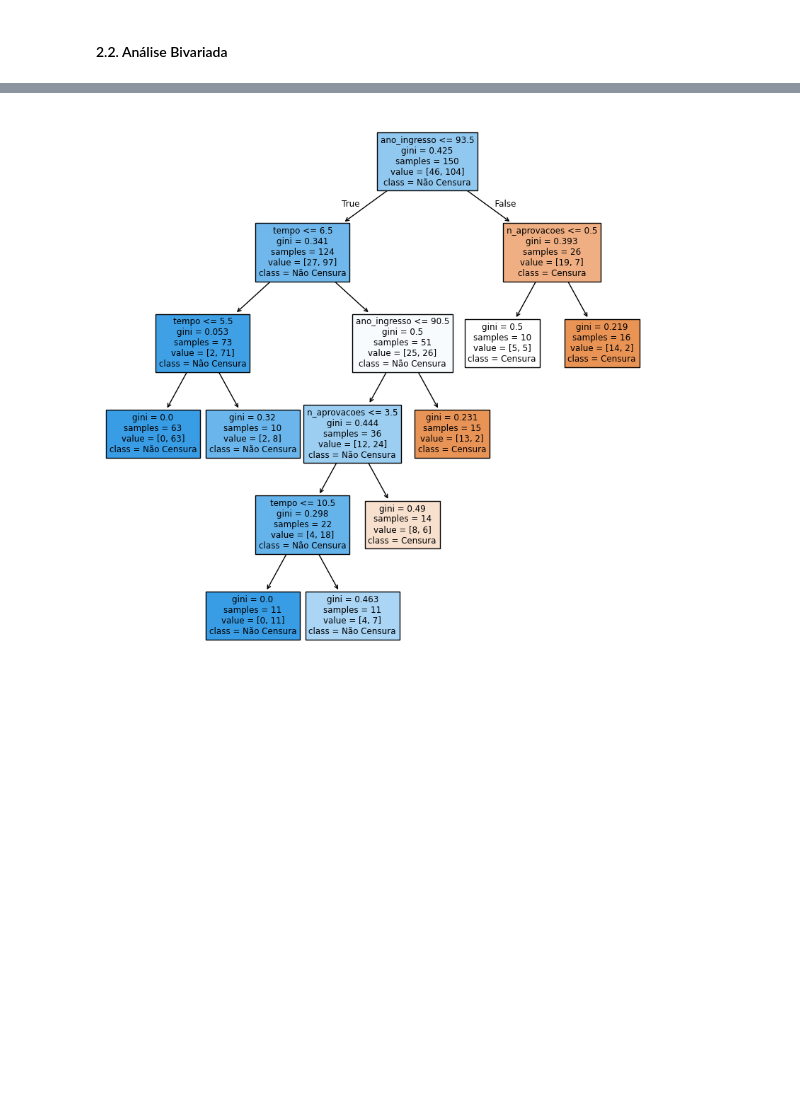
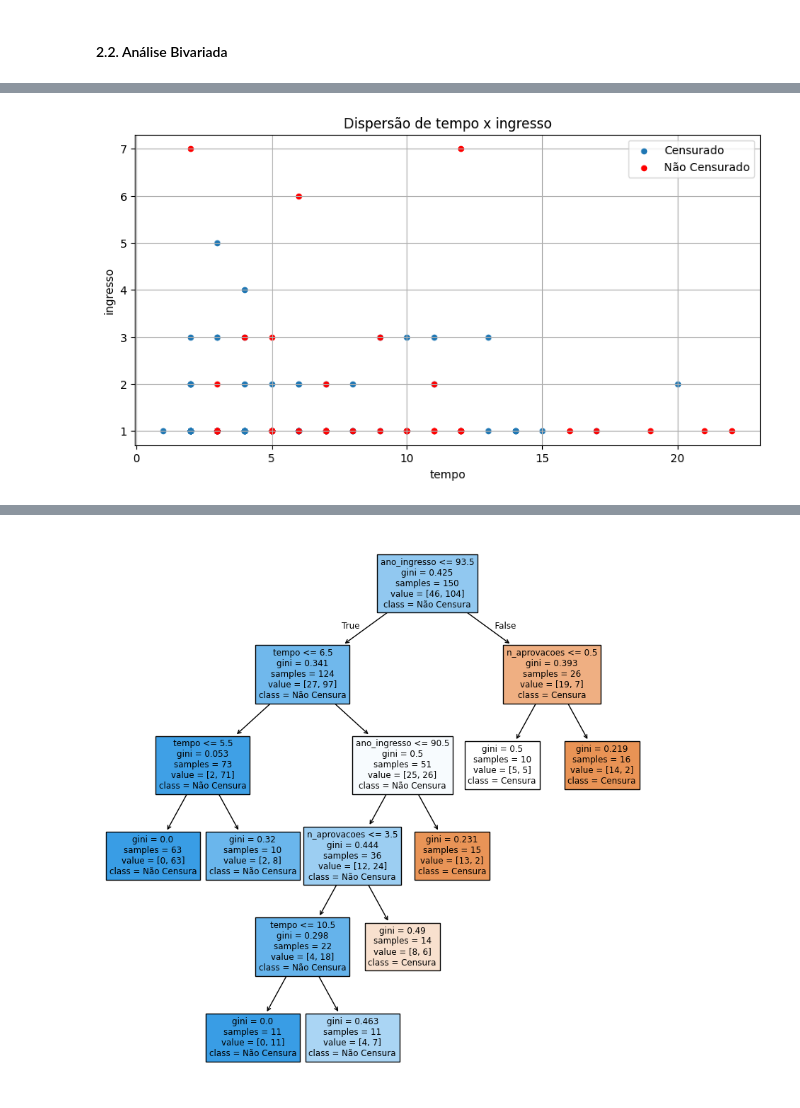
Before and after one commit to xGabrielR/Analise-de-Sobrevivencia-Aplicada-a-Evasao-Escolar, a Jupyter notebook: src/grc_01_analise_exploratoria.ipynb, the cells around one changed output, grey strips where cells are left out. Saved outputs shown, nothing was run; the diff lists cells and outputs as text; code cells hidden in the pictures; blank space fills up the shorter version.

```diff
--- a/src/grc_01_analise_exploratoria.ipynb
+++ b/src/grc_01_analise_exploratoria.ipynb
@@ -139,0 +201,9 @@ plt.tight_layout()
+# %%
+fig, ax = plt.subplots(figsize=(10, 5))
+df.loc[(censurado), ["tempo", "ingresso"]].plot(x="tempo", y="ingresso", kind="scatter", ax=ax, label="Censurado")
+df.loc[(~censurado), ["tempo", "ingresso"]].plot(x="tempo", y="ingresso", kind="scatter", ax=ax, color="red", label="Não Censurado")
+ax.set_title("Dispersão de tempo x ingresso")
+ax.grid(2)
+ax.legend();
+# %% [output]
+[figure, added]
```
Also changed, not shown: parts of 19 cells of this notebook, 1 other file.
